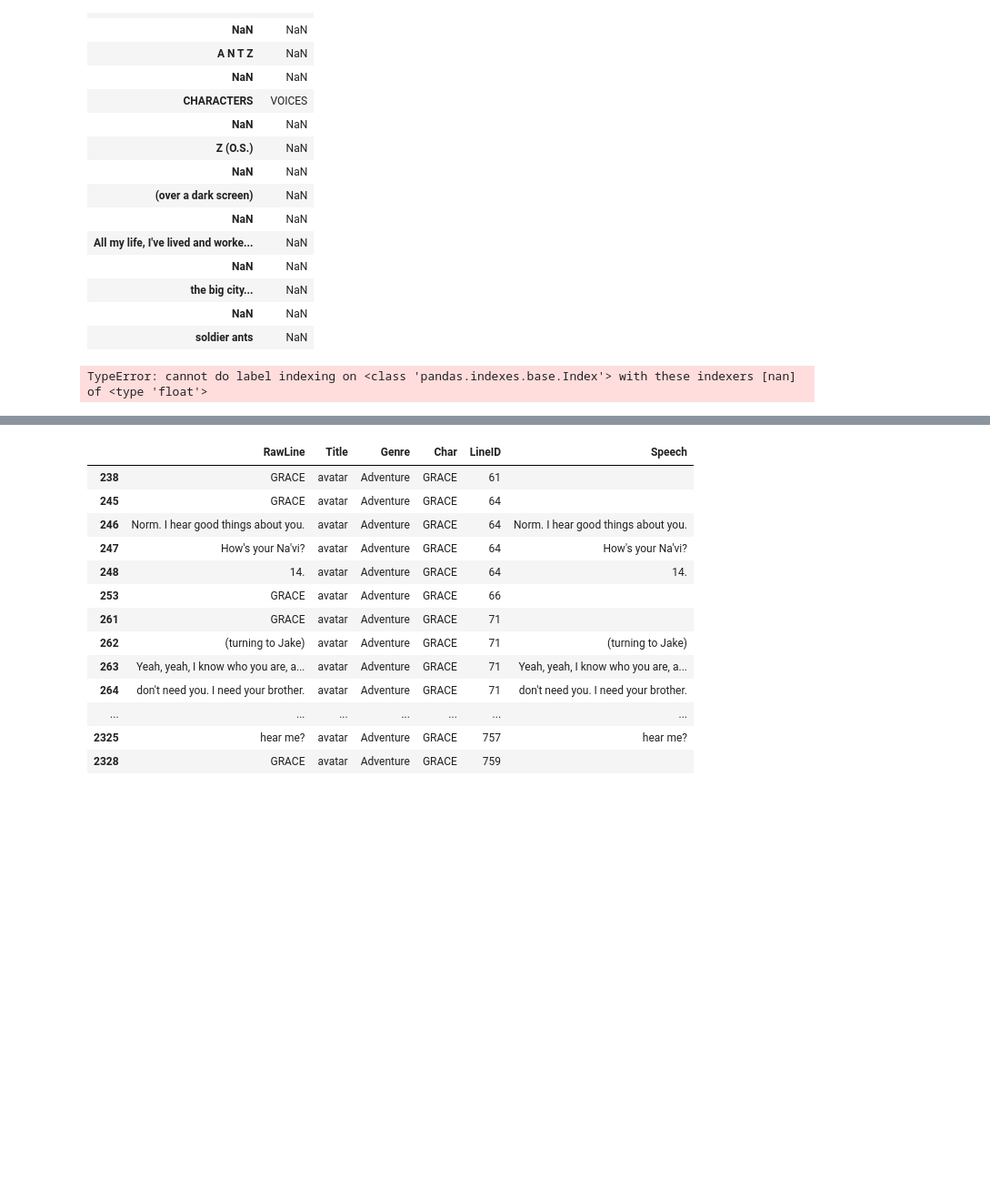
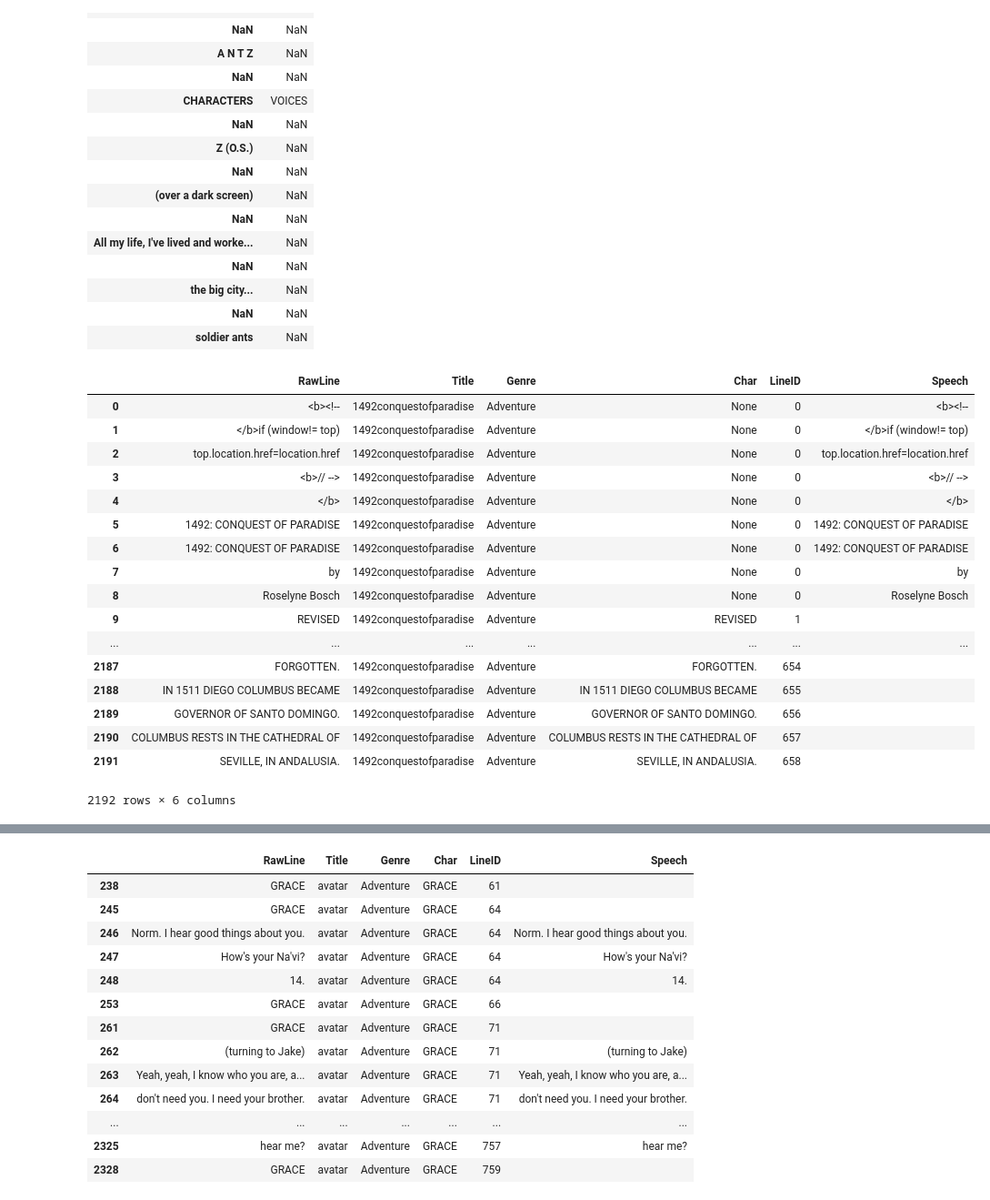
Before and after one commit to mathaholic/w266_final_project, a Jupyter notebook: W266 Final Project.ipynb, the cells around one changed output, grey strips where cells are left out. Shown: that part at 91% size. Drawn from its saved outputs; the diff is of its cells as text; code cells hidden in the pictures; blank space fills up the shorter version.

```diff
--- a/W266 Final Project.ipynb
+++ b/W266 Final Project.ipynb
@@ -139,38 +139,55 @@ def parse_movie(movie, genre, title):
 
             char_column.append(curr_char)
             line_column.append(line)
             speech_column.append(current)
 
     movie['Title']=title_column
     movie['Genre']=genre_column
     movie['Char']=char_column
     movie['LineID']=line_column
     movie['Speech']=speech_column
 
     return movie
 
 
 
-#parse_movie(movie1, 'Adventure', 'avatar')
-#parse_movie(movie2, 'Adventure', '1492conquestofparadise')
-parse_movie(movie3, 'Adventure', 'antz')
-movie3.head(n=15)
+parse_movie(movie1, 'Adventure', 'avatar')
+parse_movie(movie2, 'Adventure', '1492conquestofparadise')
+#parse_movie(movie3, 'Adventure', 'antz')
+#movie3.head(n=15)
 
 #Intermediate dataframe should look something like this:
 
 #RawLine                                  Title     Genre      Char   LineID     Speech
 
 #JAKE (V.O.)                              Avatar    Adventure  JAKE   1
 #They can fix a spinal, if you've got the Avatar    Adventure  JAKE   1          They can fix...
 #money. But not on vet benefits, not in   Avatar    Adventure  JAKE   1          money. But not...
 
 
 #And then hopefully we can eventually somehow aggregate by LineID to:
 
 #Title   Genre      Char  Speech
 #Avatar  Adventure  JAKE  They can fix a spinal, if you've got the money. But not on vet...
 # %% [output]
+|  | RawLine | Title | Genre | Char | LineID | Speech |
+| 0 | <b><!-- | 1492conquestofparadise | Adventure | None | 0 | <b><!-- |
+| 1 | </b>if (window!= top) | 1492conquestofparadise | Adventure | None | 0 | </b>if (window!= top) |
+| 2 | top.location.href=location.href | 1492conquestofparadise | Adventure | None | 0 | top.location.href=location.href |
+| 3 | <b>// --> | 1492conquestofparadise | Adventure | None | 0 | <b>// --> |
+| 4 | </b> | 1492conquestofparadise | Adventure | None | 0 | </b> |
+| 5 | 1492: CONQUEST OF PARADISE | 1492conquestofparadise | Adventure | None | 0 | 1492: CONQUEST OF PARADISE |
+| 6 | 1492: CONQUEST OF PARADISE | 1492conquestofparadise | Adventure | None | 0 | 1492: CONQUEST OF PARADISE |
+| 7 | by | 1492conquestofparadise | Adventure | None | 0 | by |
+| 8 | Roselyne Bosch | 1492conquestofparadise | Adventure | None | 0 | Roselyne Bosch |
+| 9 | REVISED | 1492conquestofparadise | Adventure | REVISED | 1 |  |
+| ... | ... | ... | ... | ... | ... | ... |
+| 2187 | FORGOTTEN. | 1492conquestofparadise | Adventure | FORGOTTEN. | 654 |  |
+| 2188 | IN 1511 DIEGO COLUMBUS BECAME | 1492conquestofparadise | Adventure | IN 1511 DIEGO COLUMBUS BECAME | 655 |  |
+| 2189 | GOVERNOR OF SANTO DOMINGO. | 1492conquestofparadise | Adventure | GOVERNOR OF SANTO DOMINGO. | 656 |  |
+| 2190 | COLUMBUS RESTS IN THE CATHEDRAL OF | 1492conquestofparadise | Adventure | COLUMBUS RESTS IN THE CATHEDRAL OF | 657 |  |
+| 2191 | SEVILLE, IN ANDALUSIA. | 1492conquestofparadise | Adventure | SEVILLE, IN ANDALUSIA. | 658 |  |
-TypeError: cannot do label indexing on <class 'pandas.indexes.base.Index'> with these indexers [nan] of <type 'float'>
+2192 rows × 6 columns
 # %%
 movie1['Char'].value_counts()
 # %% [output]
```
Also changed, not shown: parts of 21 cells of this notebook, 14 other files.
